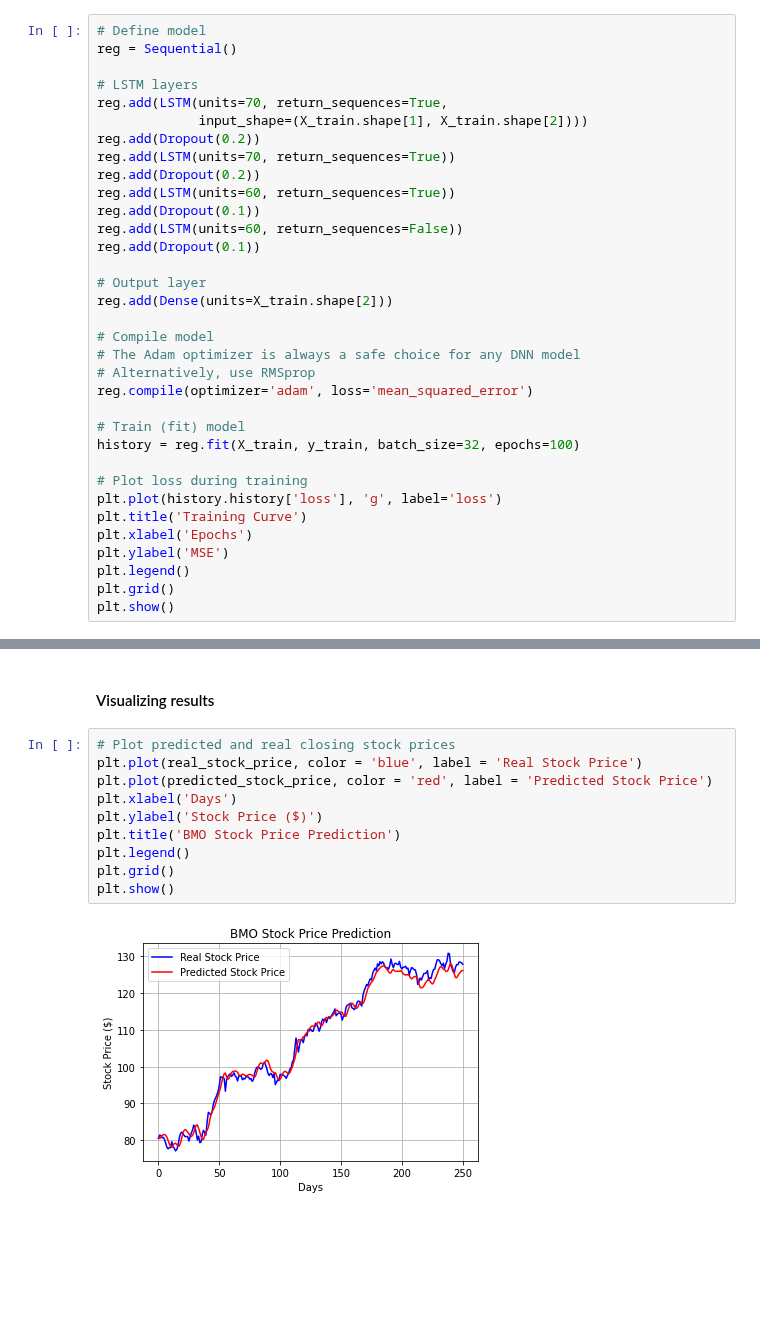
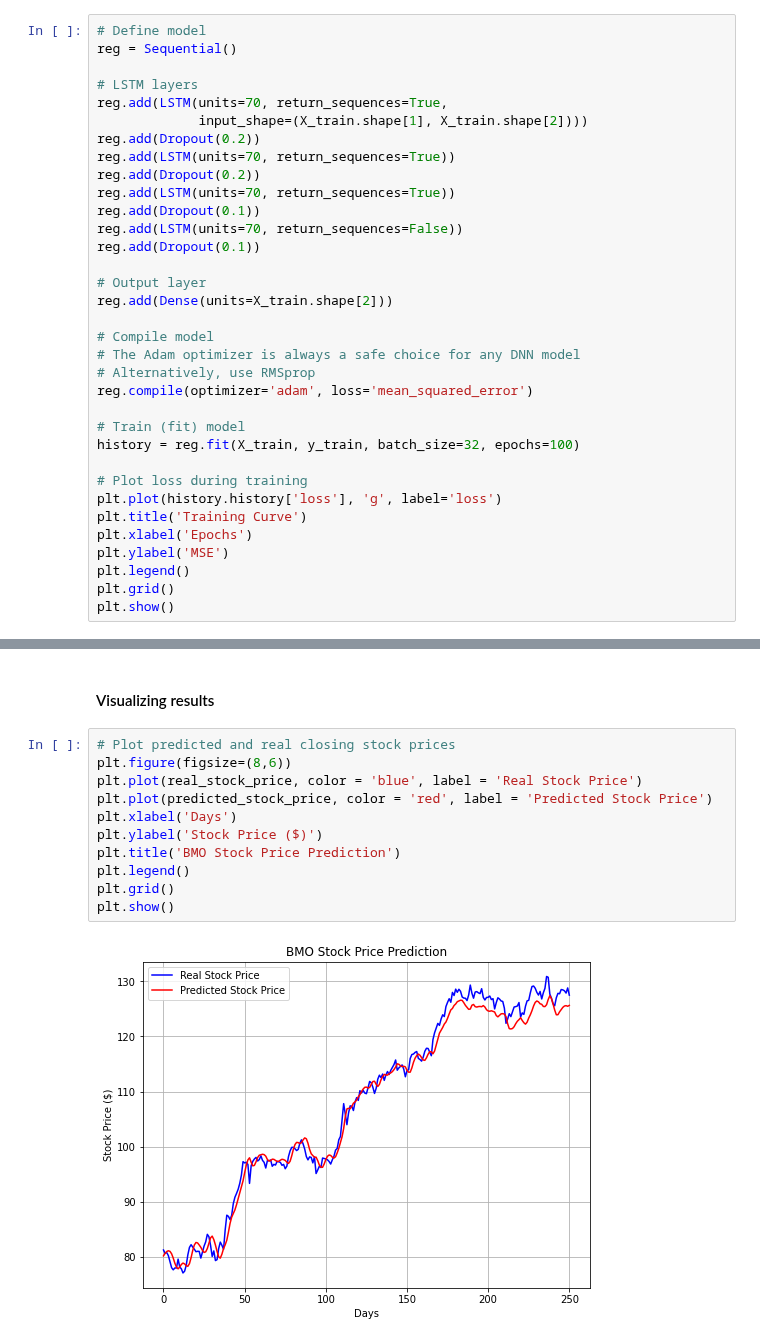
Before and after one commit to MarkLee7925/Bank-Stock-Prices-Prediction, a Jupyter notebook: Models/BMO_StockPricesPrediction.ipynb, the cells around one changed output, grey strips where cells are left out. Cells and saved outputs as stored; diff of their text form; blank space fills up the shorter version.

```diff
--- a/Models/BMO_StockPricesPrediction.ipynb
+++ b/Models/BMO_StockPricesPrediction.ipynb
@@ -213,9 +213,9 @@ reg.add(LSTM(units=70, return_sequences=True,
 reg.add(Dropout(0.2))
 reg.add(LSTM(units=70, return_sequences=True))
 reg.add(Dropout(0.2))
-reg.add(LSTM(units=60, return_sequences=True))
+reg.add(LSTM(units=70, return_sequences=True))
 reg.add(Dropout(0.1))
-reg.add(LSTM(units=60, return_sequences=False))
+reg.add(LSTM(units=70, return_sequences=False))
 reg.add(Dropout(0.1))
 
 # Output layer
@@ -323,13 +323,14 @@ R^2 Score: 0.9894445156820333
 #### Visualizing results
 # %%
 # Plot predicted and real closing stock prices
+plt.figure(figsize=(8,6))
 plt.plot(real_stock_price, color = 'blue', label = 'Real Stock Price')
 plt.plot(predicted_stock_price, color = 'red', label = 'Predicted Stock Price')
 plt.xlabel('Days')
 plt.ylabel('Stock Price ($)')
 plt.title('BMO Stock Price Prediction')
 plt.legend()
 plt.grid()
 plt.show()
 # %% [output]
-[figure, old version]
+[figure, new version]
```
Also changed, not shown: parts of 7 cells of this notebook.
